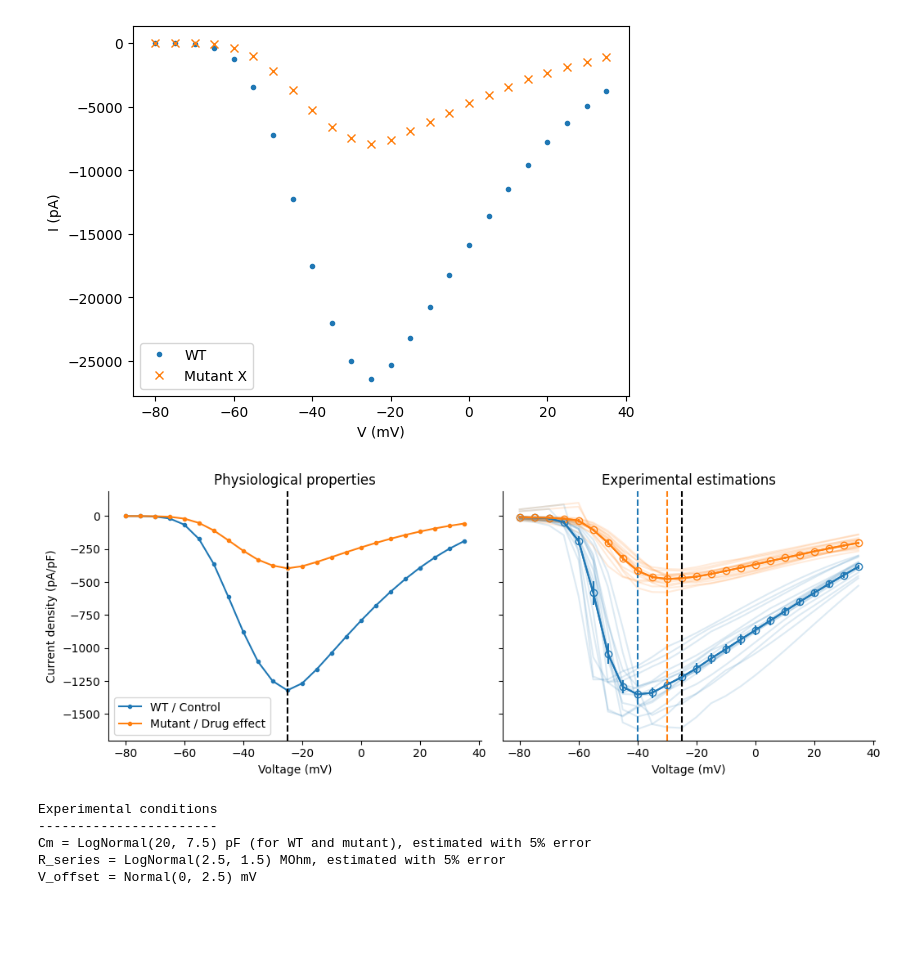
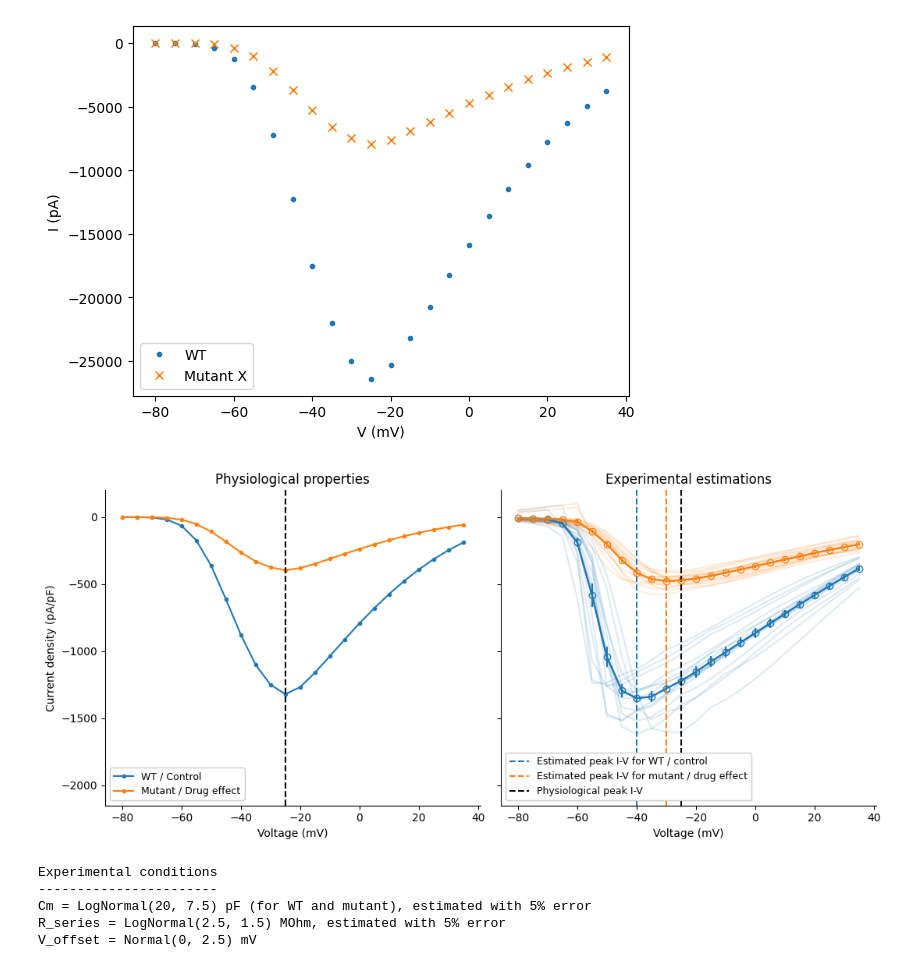
Before and after one commit to CardiacModelling/nav-artefact-model, a Jupyter notebook: sandbox/mutant-issue.ipynb, the cells around one changed output. Saved outputs shown, nothing was run; the diff lists cells and outputs as text; code cells hidden in the pictures; blank space fills up the shorter version.

Commit message:
Slight update plots

```diff
--- a/sandbox/mutant-issue.ipynb
+++ b/sandbox/mutant-issue.ipynb
@@ -150,41 +150,44 @@ for i in range(n_repeats):
     i_iv_mutant.append(np.array(i_iv) / est_cm)
 mean_i_iv_mutant = np.mean(i_iv_mutant, axis=0)
 # %%
-fig, axes = plt.subplots(1, 2, figsize=(10.5, 4), sharex=True, sharey=True)
+fig, axes = plt.subplots(1, 2, figsize=(11, 5), sharex=True, sharey=True)
 
 axes[0].plot(vi_iv, np.array(ii_iv) / cm_WT, marker='.', c='C0', label='WT / Control')
 axes[0].plot(vi_iv, np.array(ii_iv_mutant) / cm_mutant, marker='.', c='C1', label='Mutant / Drug effect')
 true_v = vi_iv[np.argmin(np.array(ii_iv) / cm_WT)]
 axes[0].axvline(true_v, color='k', ls='--')
 axes[0].set_xlabel('Voltage (mV)')
 axes[0].set_ylabel('Current density (pA/pF)')
-axes[0].legend(loc=3)
+axes[0].legend(loc=3, framealpha=1, fontsize=9)
 axes[0].set_title('Physiological properties')
 
 for i in range(n_repeats):
     axes[1].plot(vi_iv, i_iv_WT[i], 'C0', alpha=0.15)
     axes[1].plot(vi_iv, i_iv_mutant[i], 'C1', alpha=0.15)
 axes[1].plot(vi_iv, mean_i_iv_WT, 'C0', marker='o', mfc='none')
 axes[1].errorbar(vi_iv, mean_i_iv_WT, yerr=sem(i_iv_WT), c='C0')
-axes[1].axvline(vi_iv[np.argmin(mean_i_iv_WT)], color='C0', ls='--')
+axes[1].axvline(vi_iv[np.argmin(mean_i_iv_WT)], color='C0', ls='--', label='Estimated peak I-V for WT / control')
 
 axes[1].plot(vi_iv, mean_i_iv_mutant, 'C1', marker='o', mfc='none')
 axes[1].errorbar(vi_iv, mean_i_iv_mutant, yerr=sem(i_iv_mutant), c='C1')
-axes[1].axvline(vi_iv[np.argmin(mean_i_iv_mutant)], color='C1', ls='--')
+axes[1].axvline(vi_iv[np.argmin(mean_i_iv_mutant)], color='C1', ls='--', label='Estimated peak I-V for mutant / drug effect')
 
-axes[1].axvline(true_v, color='k', ls='--')
+axes[1].axvline(true_v, color='k', ls='--', label='Physiological peak I-V')
 
 axes[1].set_xlabel('Voltage (mV)')
 axes[1].set_title('Experimental estimations')
+
+axes[1].legend(loc=3, framealpha=1, fontsize=9)
+axes[1].set_ylim(-2150, 200)
 
 for ax in axes:
     ax.spines['top'].set_visible(False)
     ax.spines['right'].set_visible(False)
 
 fig.tight_layout()
 fig.savefig('mutant-issue.pdf', format='pdf')
 # %% [output]
-[figure, old version]
+[figure, new version]
 # %%
 print(f'''
 Experimental conditions
```
Also changed, not shown: 1 other file.
